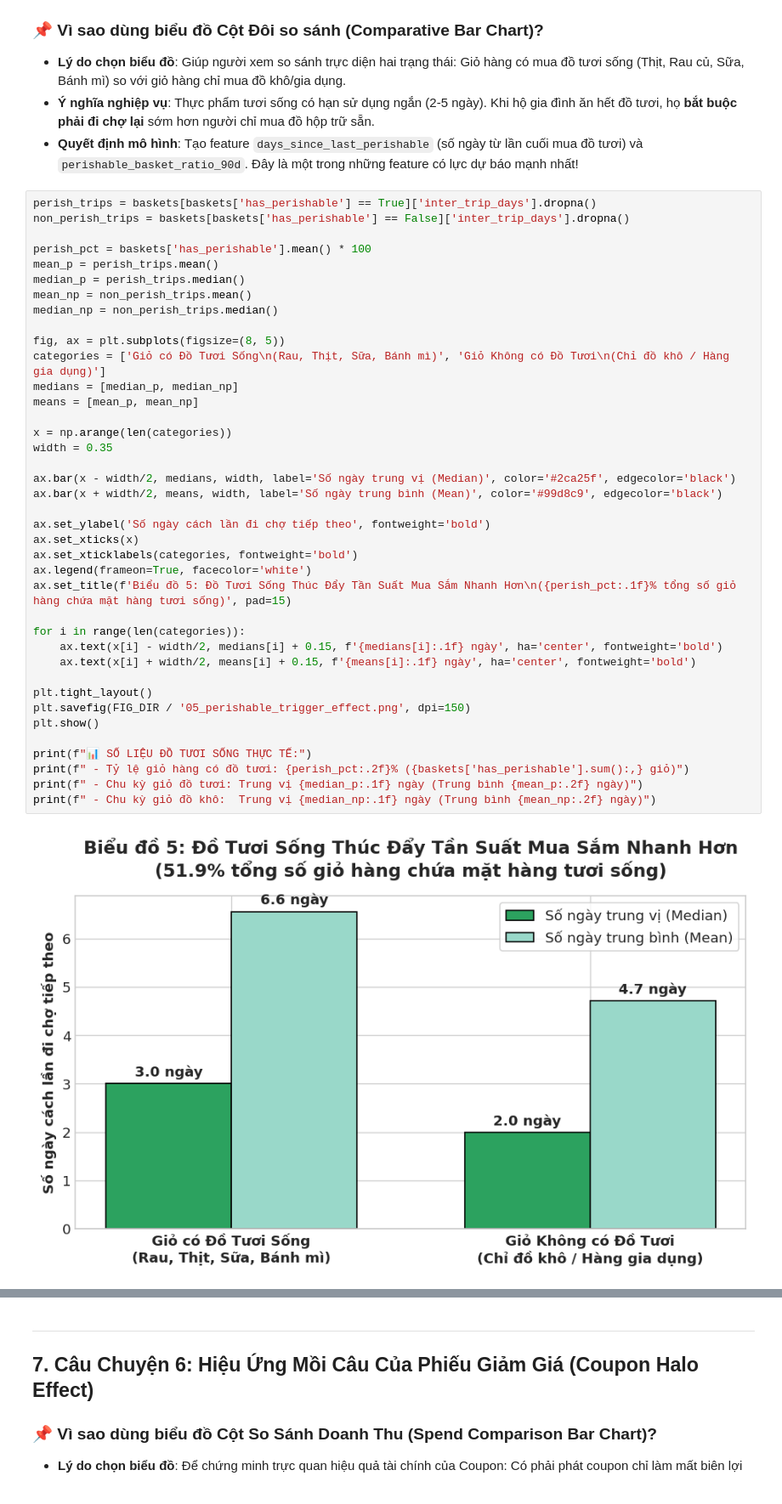
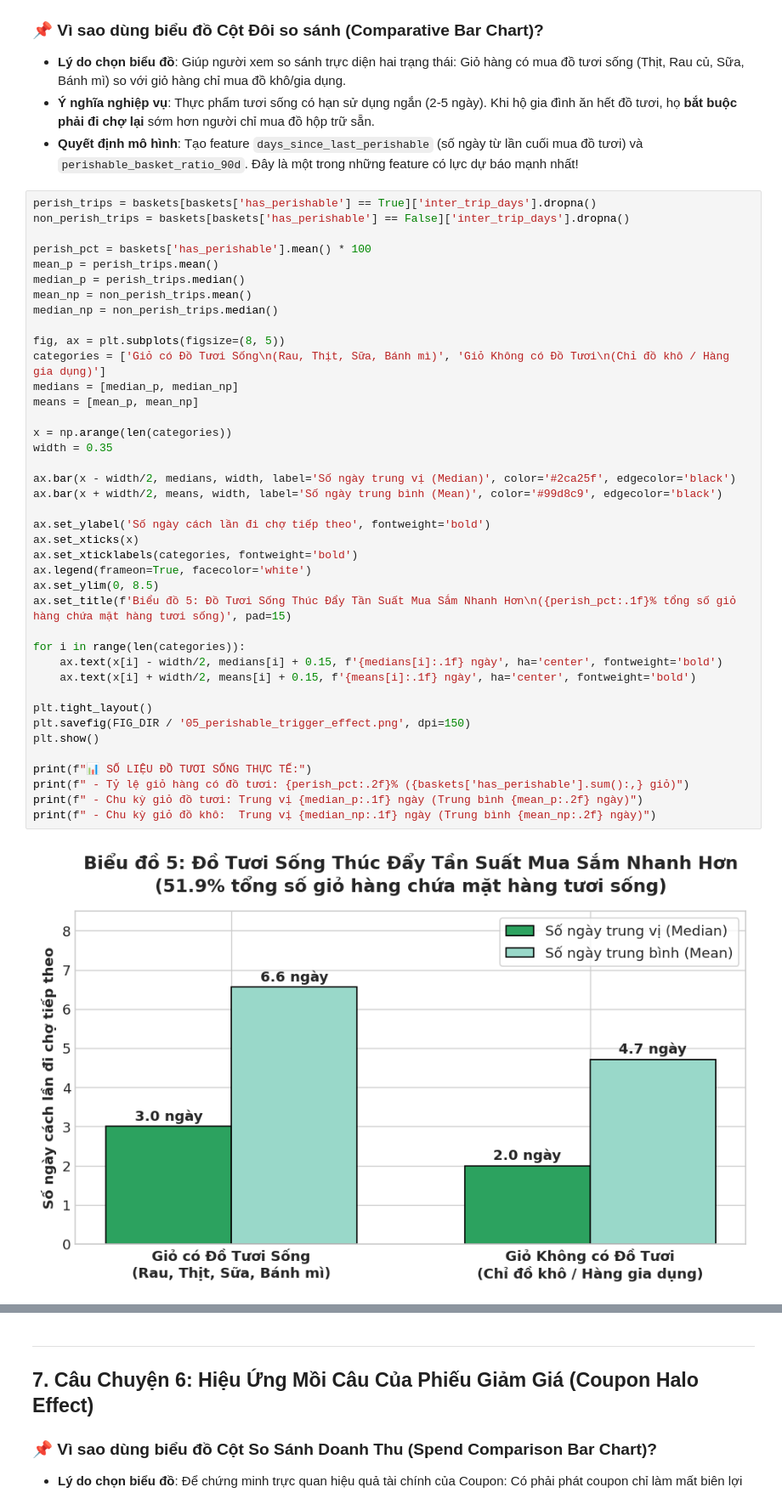
Before and after one commit to kien3007/purchasing-propensity-model, a Jupyter notebook: notebooks/01_eda_and_data_quality.ipynb, the cells around one changed output, grey strips where cells are left out. Shown at 85% size. Drawn from its saved outputs; the diff is of its cells as text.

```diff
--- a/notebooks/01_eda_and_data_quality.ipynb
+++ b/notebooks/01_eda_and_data_quality.ipynb
@@ -271,34 +271,35 @@ median_np = non_perish_trips.median()
 fig, ax = plt.subplots(figsize=(8, 5))
 categories = ['Giỏ có Đồ Tươi Sống\n(Rau, Thịt, Sữa, Bánh mì)', 'Giỏ Không có Đồ Tươi\n(Chỉ đồ khô / Hàng gia dụng)']
 medians = [median_p, median_np]
 means = [mean_p, mean_np]
 
 x = np.arange(len(categories))
 width = 0.35
 
 ax.bar(x - width/2, medians, width, label='Số ngày trung vị (Median)', color='#2ca25f', edgecolor='black')
 ax.bar(x + width/2, means, width, label='Số ngày trung bình (Mean)', color='#99d8c9', edgecolor='black')
 
 ax.set_ylabel('Số ngày cách lần đi chợ tiếp theo', fontweight='bold')
 ax.set_xticks(x)
 ax.set_xticklabels(categories, fontweight='bold')
 ax.legend(frameon=True, facecolor='white')
+ax.set_ylim(0, 8.5)
 ax.set_title(f'Biểu đồ 5: Đồ Tươi Sống Thúc Đẩy Tần Suất Mua Sắm Nhanh Hơn\n({perish_pct:.1f}% tổng số giỏ hàng chứa mặt hàng tươi sống)', pad=15)
 
 for i in range(len(categories)):
     ax.text(x[i] - width/2, medians[i] + 0.15, f'{medians[i]:.1f} ngày', ha='center', fontweight='bold')
     ax.text(x[i] + width/2, means[i] + 0.15, f'{means[i]:.1f} ngày', ha='center', fontweight='bold')
 
 plt.tight_layout()
 plt.savefig(FIG_DIR / '05_perishable_trigger_effect.png', dpi=150)
 plt.show()
 
 print(f"📊 SỐ LIỆU ĐỒ TƯƠI SỐNG THỰC TẾ:")
 print(f" - Tỷ lệ giỏ hàng có đồ tươi: {perish_pct:.2f}% ({baskets['has_perishable'].sum():,} giỏ)")
 print(f" - Chu kỳ giỏ đồ tươi: Trung vị {median_p:.1f} ngày (Trung bình {mean_p:.2f} ngày)")
 print(f" - Chu kỳ giỏ đồ khô:  Trung vị {median_np:.1f} ngày (Trung bình {mean_np:.2f} ngày)")
 # %% [output]
-[figure, old version]
+[figure, new version]
 📊 SỐ LIỆU ĐỒ TƯƠI SỐNG THỰC TẾ:
  - Tỷ lệ giỏ hàng có đồ tươi: 51.87% (142,917 giỏ)
  - Chu kỳ giỏ đồ tươi: Trung vị 3.0 ngày (Trung bình 6.56 ngày)
```
Also changed, not shown: parts of 2 cells of this notebook, 3 other files.
